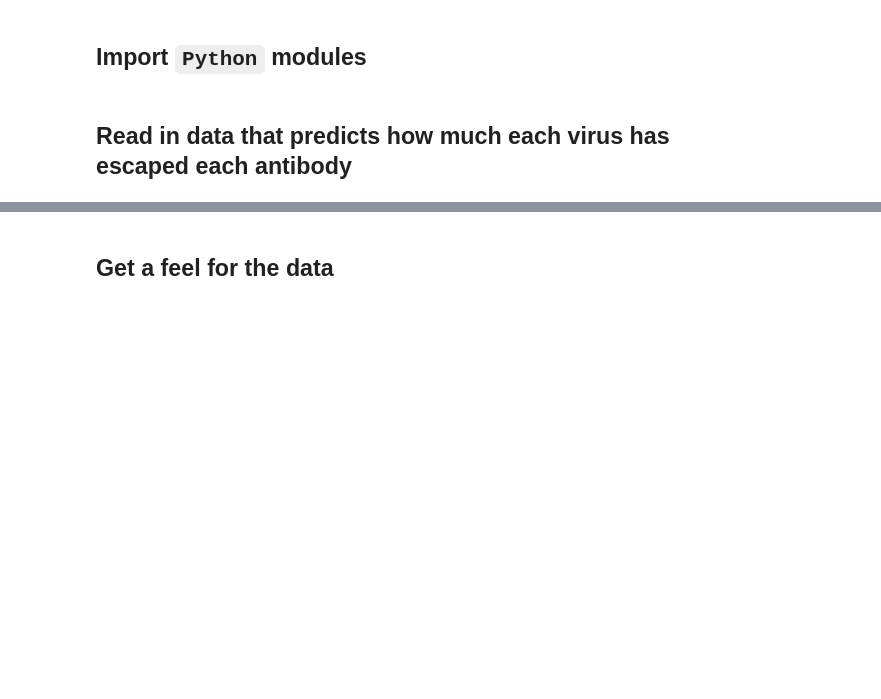
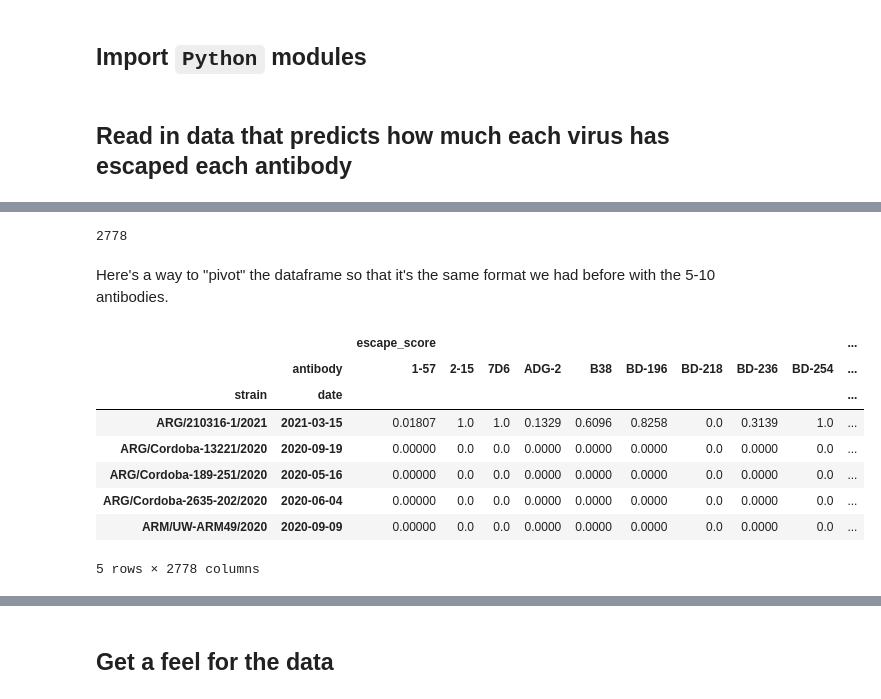
Before and after one commit to matsengrp/ncov-ab-escape, a Jupyter notebook: analysis_code_3K.ipynb, the cells around one changed output, grey strips where cells are left out. Saved outputs shown, nothing was run; the diff lists cells and outputs as text; code cells hidden in the pictures; blank space fills up the shorter version.

```diff
--- a/analysis_code_3K.ipynb
+++ b/analysis_code_3K.ipynb
@@ -25,0 +115,23 @@ escape_df.head()
+# %%
+len(data['antibody'].unique())
+# %% [output]
+2778
+# %% [markdown]
+Here's a way to "pivot" the dataframe so that it's the same format we had before with the 5-10 antibodies.
+# %%
+data = escape_df.pivot_table(
+    index=['strain', 'date'],
+    columns=['antibody'],
+    values=['escape_score']
+)
+data.head()
+# %% [output]
+|  |  | escape_score |  |  |  |  |  |  |  |  | ... |
+|  | antibody | 1-57 | 2-15 | 7D6 | ADG-2 | B38 | BD-196 | BD-218 | BD-236 | BD-254 | ... |
+| strain | date |  |  |  |  |  |  |  |  |  | ... |
+| ARG/210316-1/2021 | 2021-03-15 | 0.01807 | 1.0 | 1.0 | 0.1329 | 0.6096 | 0.8258 | 0.0 | 0.3139 | 1.0 | ... |
+| ARG/Cordoba-13221/2020 | 2020-09-19 | 0.00000 | 0.0 | 0.0 | 0.0000 | 0.0000 | 0.0000 | 0.0 | 0.0000 | 0.0 | ... |
+| ARG/Cordoba-189-251/2020 | 2020-05-16 | 0.00000 | 0.0 | 0.0 | 0.0000 | 0.0000 | 0.0000 | 0.0 | 0.0000 | 0.0 | ... |
+| ARG/Cordoba-2635-202/2020 | 2020-06-04 | 0.00000 | 0.0 | 0.0 | 0.0000 | 0.0000 | 0.0000 | 0.0 | 0.0000 | 0.0 | ... |
+| ARM/UW-ARM49/2020 | 2020-09-09 | 0.00000 | 0.0 | 0.0 | 0.0000 | 0.0000 | 0.0000 | 0.0 | 0.0000 | 0.0 | ... |
+5 rows × 2778 columns
```
Also changed, not shown: parts of 23 cells of this notebook.
